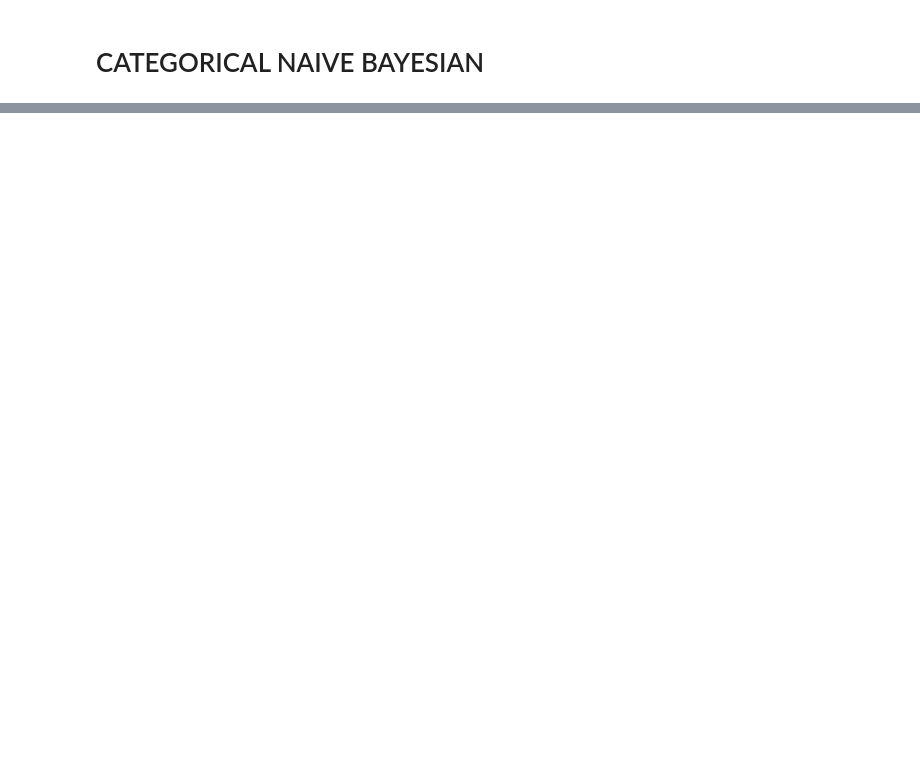
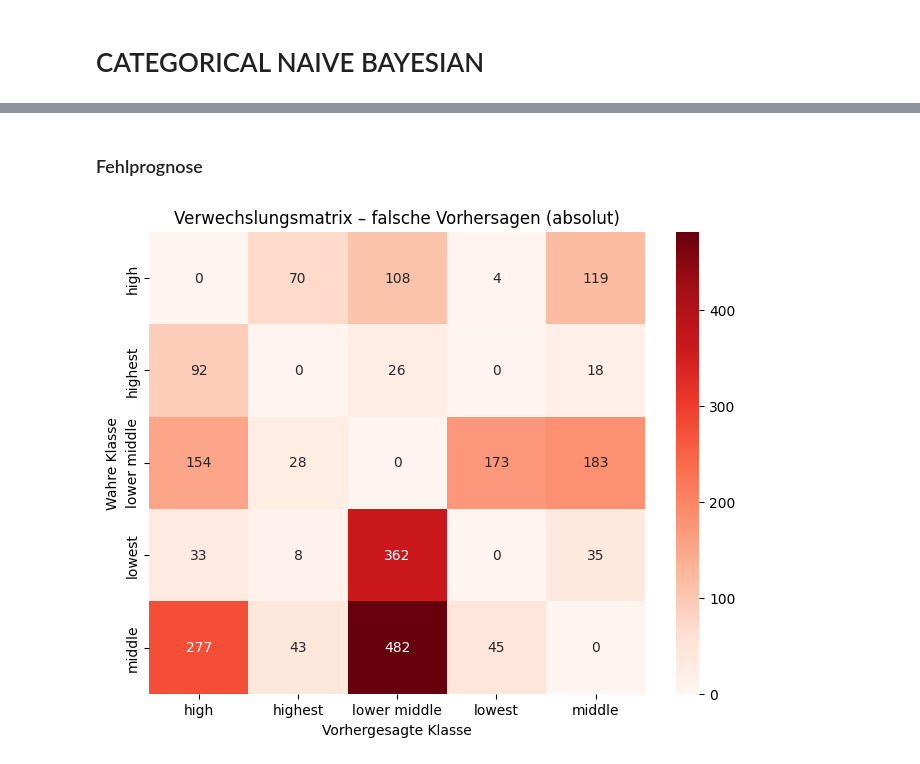
Before and after one commit to metropolisjenensis/Probabilistic-Machine-Learning_lecture-PROJECTS, a Jupyter notebook: projects/13-3NTXXXX_microcensus_income/notebooks/categorical_nb.ipynb, the cells around one changed output, grey strips where cells are left out. Saved outputs shown, nothing was run; the diff lists cells and outputs as text; code cells hidden in the pictures; blank space fills up the shorter version.

```diff
--- a/projects/13-3NTXXXX_microcensus_income/notebooks/categorical_nb.ipynb
+++ b/projects/13-3NTXXXX_microcensus_income/notebooks/categorical_nb.ipynb
@@ -224,0 +394,22 @@ print(p_lowestIncome_west)
+# %% [markdown]
+### Fehlprognose
+# %%
+errors_df = confusion_pairs[confusion_pairs["true_label"] != confusion_pairs["predicted_top1"]]
+conf_matrix_errors = (
+    errors_df
+    .groupby(["true_label", "predicted_top1"])
+    .size()
+    .unstack(fill_value=0)
+)
+# %%
+import seaborn as sns
+import matplotlib.pyplot as plt
+
+plt.figure(figsize=(8, 6))
+sns.heatmap(conf_matrix_errors, annot=True, fmt=".0f", cmap="Reds")
+plt.title("Verwechslungsmatrix – falsche Vorhersagen (absolut)")
+plt.xlabel("Vorhergesagte Klasse")
+plt.ylabel("Wahre Klasse")
+plt.show()
+# %% [output]
+[figure, added]
```
Also changed, not shown: parts of 33 cells of this notebook, 2 other files.
